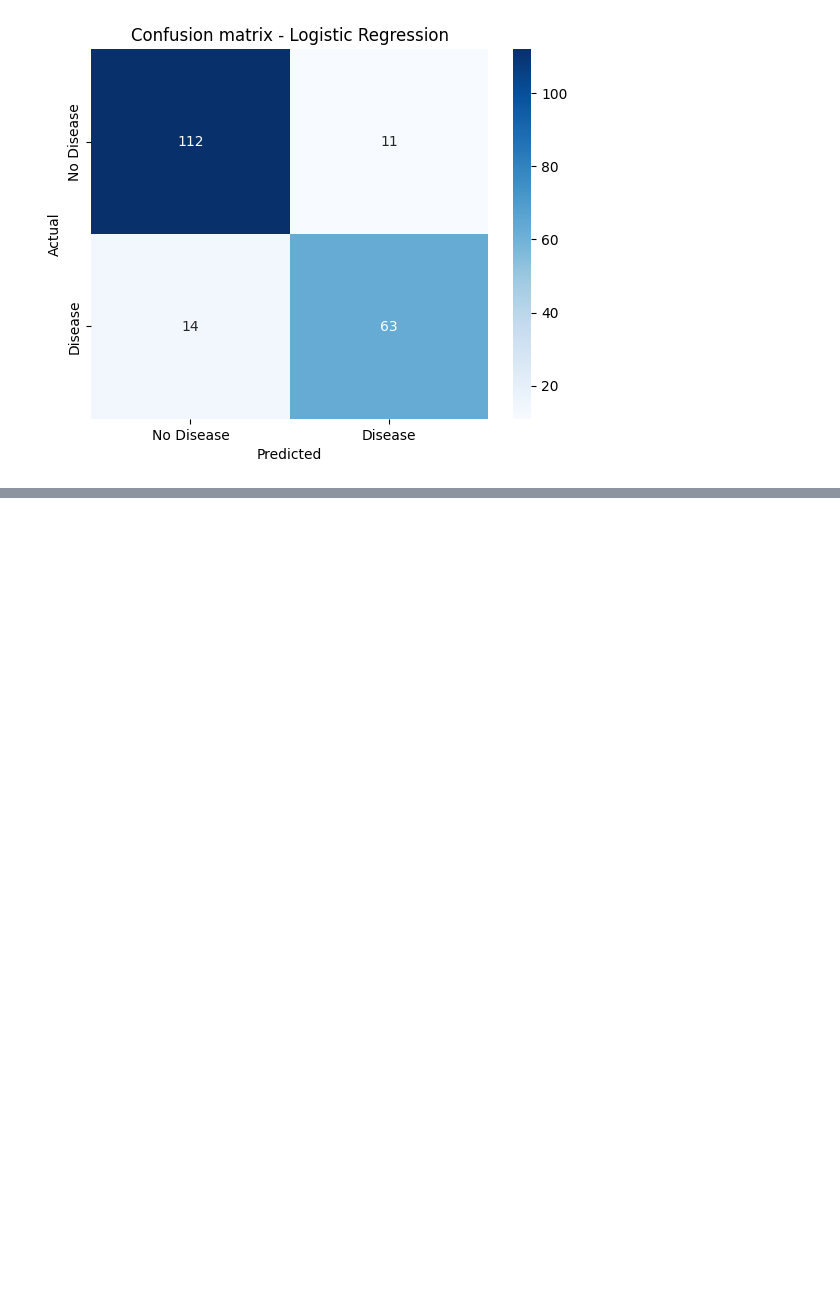
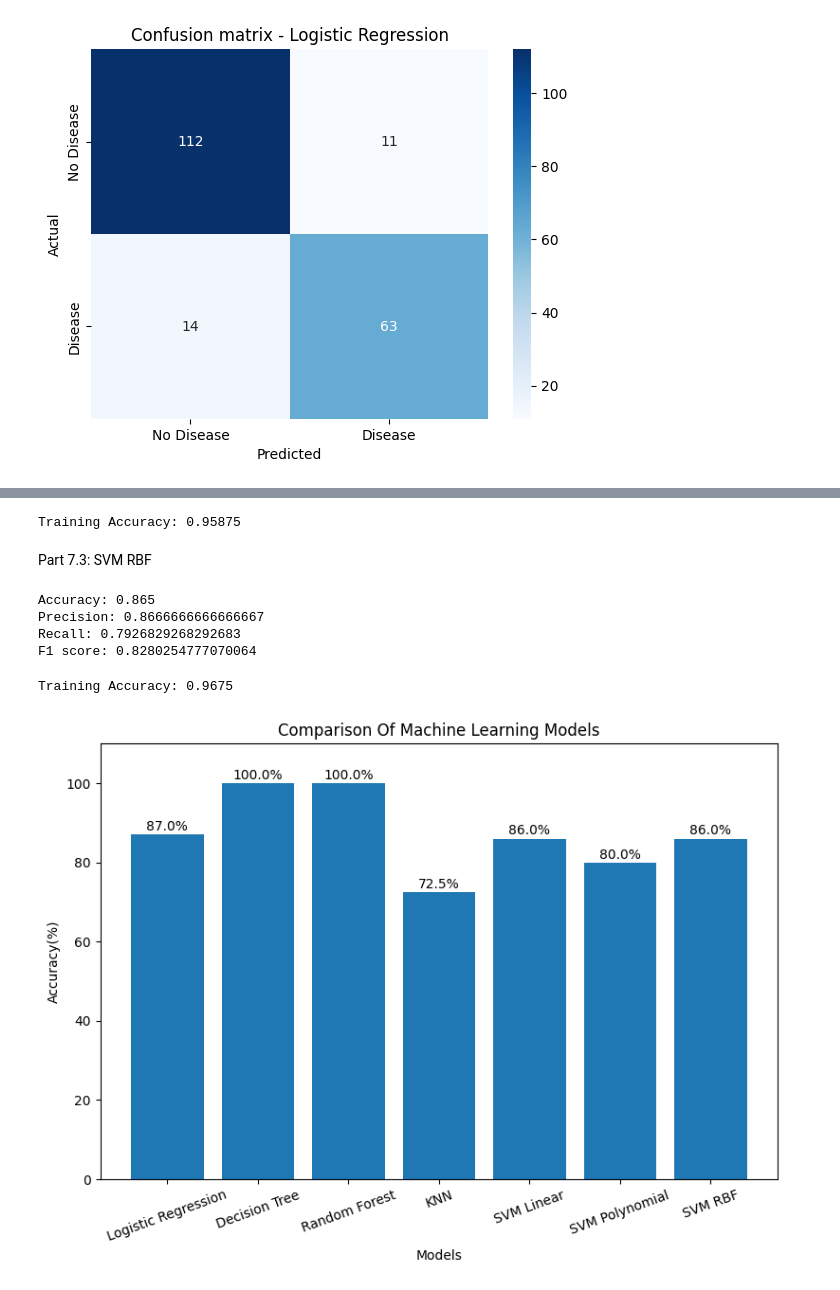
Before and after one commit to MonamAbbasi/Heart-Disease-Prediction-Project, a Jupyter notebook: heart_disease_project/heart_disease.ipynb, the cells around one changed output, grey strips where cells are left out. Cells and saved outputs as stored; diff of their text form; code cells hidden in the pictures; blank space fills up the shorter version.

```diff
--- a/heart_disease_project/heart_disease.ipynb
+++ b/heart_disease_project/heart_disease.ipynb
@@ -384,0 +810,8 @@ plt.show()
+# %%
+# calculating training accuracy
+y_trainPred_svm=model_svm.predict(x_train_SvmScaled)
+print('Training Accuracy:',accuracy_score(y_train_svm,y_trainPred_svm))
+# %% [output]
+Training Accuracy: 0.95875
+# %% [markdown]
+Part 7.3: SVM RBF
@@ -384,0 +828,35 @@ plt.show()
+# %%
+# Evaluation Metrics
+print('Accuracy:',accuracy_score(y_test_svm,y_pred_svm))
+print('Precision:',precision_score(y_test_svm,y_pred_svm))
+print('Recall:',recall_score(y_test_svm,y_pred_svm))
+print('F1 score:',f1_score(y_test_svm,y_pred_svm))
+# %% [output]
+Accuracy: 0.865
+Precision: 0.8666666666666667
+Recall: 0.7926829268292683
+F1 score: 0.8280254777070064
+# %%
+# calculating training accuracy
+y_trainPred_svm=model_svm.predict(x_train_SvmScaled)
+print('Training Accuracy:',accuracy_score(y_train_svm,y_trainPred_svm))
+# %% [output]
+Training Accuracy: 0.9675
+# %%
+# Compaing Models Accuracies
+models=['Logistic Regression','Decision Tree','Random Forest','KNN','SVM Linear','SVM Polynomial','SVM RBF']
+accuracies=[87,100,100,72.5,86,80,86]
+plt.figure(figsize=(8,6))
+bars=plt.bar(models,accuracies)
+plt.title('Comparison Of Machine Learning Models')
+plt.xlabel('Models')
+plt.ylabel('Accuracy(%)')
+plt.ylim(0,110)
+for bar in bars:
+    height=bar.get_height()
+    plt.text(bar.get_x()+bar.get_width()/2,height+1,f"{height}%",ha='center')
+plt.xticks(rotation=20)
+plt.tight_layout()
+plt.show()
+# %% [output]
+[figure, added]
```
Also changed, not shown: parts of 51 cells of this notebook.
